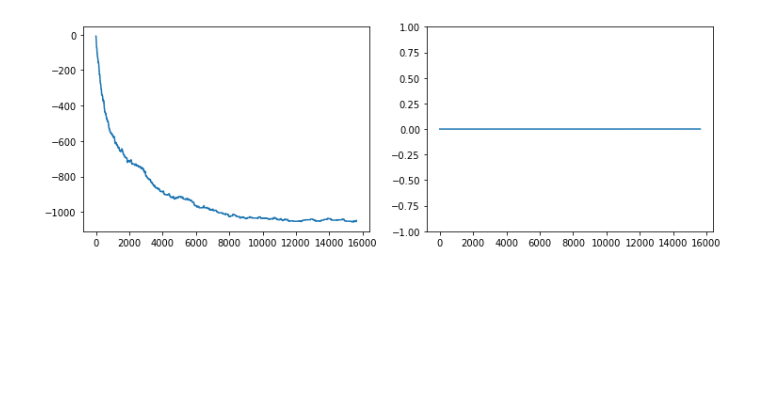
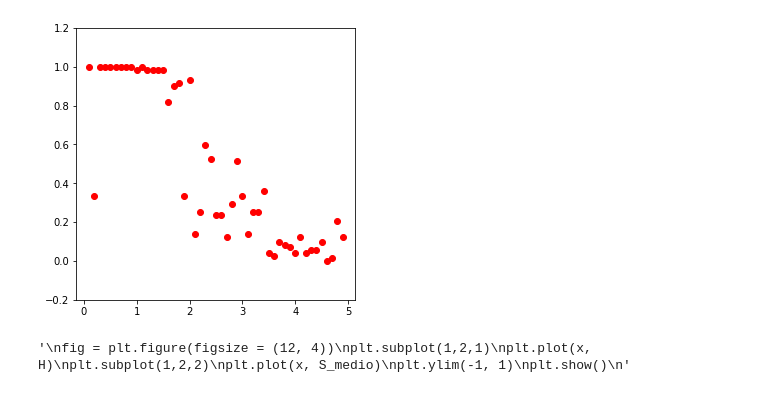
Before and after one commit to agustinsilva447/Machine-learning, a Jupyter notebook: Redes Neuronales UBA/TP1/UBA_RN_TP1_ejerciciod).ipynb, the cells around one changed output. Drawn from its saved outputs; the diff is of its cells as text; code cells hidden in the pictures; blank space fills up the shorter version.

```diff
--- a/Redes Neuronales UBA/TP1/UBA_RN_TP1_ejerciciod).ipynb
+++ b/Redes Neuronales UBA/TP1/UBA_RN_TP1_ejerciciod).ipynb
@@ -61,4 +63,12 @@ for k in tqdm(x):
+# %%
+fig = plt.figure(figsize = (5,5))
+plt.plot(T, np.abs(S_medio_final), 'ro')
+plt.ylim(-0.2, 1.2)
+plt.show()
+# %% [output]
+[figure, added]
 # %%
+"""
 fig = plt.figure(figsize = (12, 4))
 plt.subplot(1,2,1)
 plt.plot(x, H)
@@ -66,5 +76,6 @@ plt.subplot(1,2,2)
 plt.plot(x, S_medio)
 plt.ylim(-1, 1)
 plt.show()
+"""
 # %% [output]
-[figure, removed]
+'\nfig = plt.figure(figsize = (12, 4))\nplt.subplot(1,2,1)\nplt.plot(x, H)\nplt.subplot(1,2,2)\nplt.plot(x, S_medio)\nplt.ylim(-1, 1)\nplt.show()\n'
```
Also changed, not shown: parts of 4 cells of this notebook, 1 other file.
